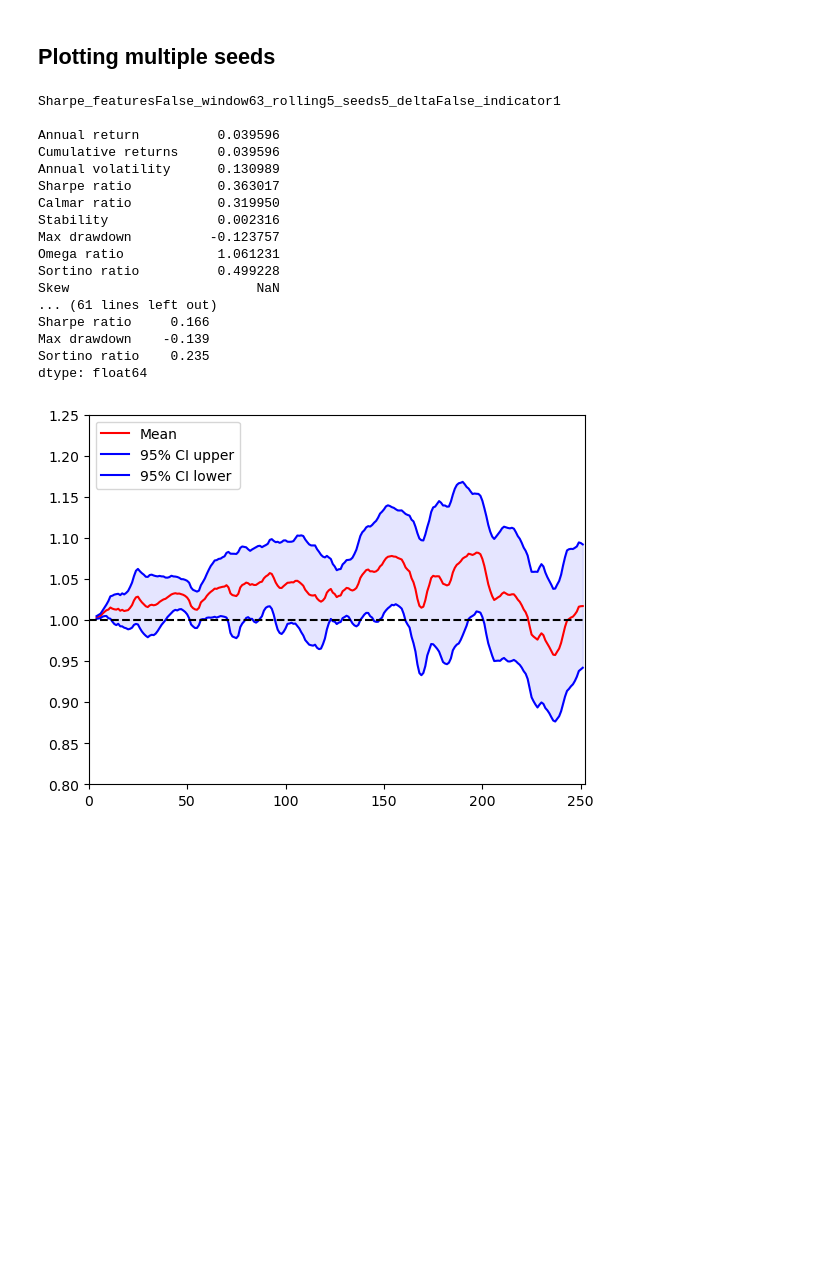
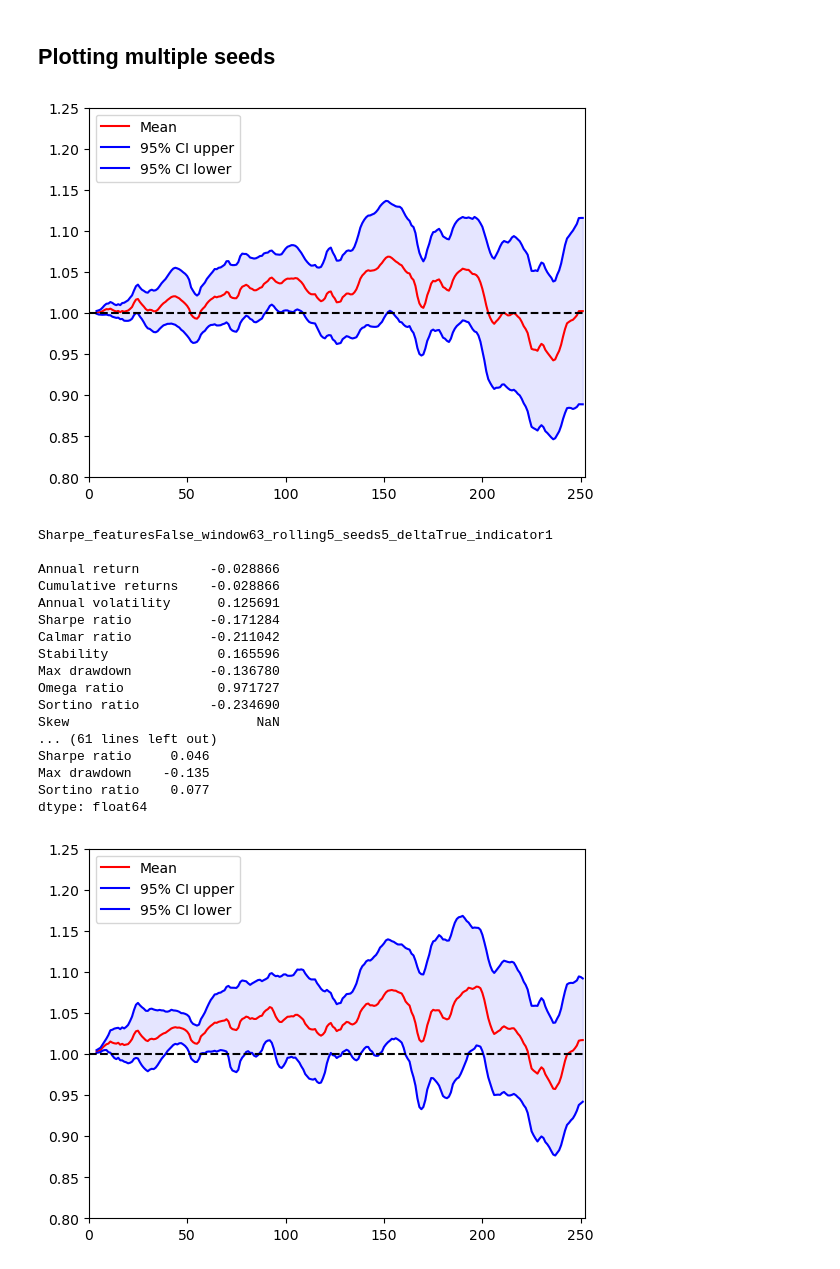
Before and after one commit to gursingh200/FinRL, a Jupyter notebook: tutorials/2-Advance/plot_saved_results.ipynb, the cells around one changed output. Saved outputs shown, nothing was run; the diff lists cells and outputs as text; code cells hidden in the pictures; blank space fills up the shorter version.

```diff
--- a/tutorials/2-Advance/plot_saved_results.ipynb
+++ b/tutorials/2-Advance/plot_saved_results.ipynb
@@ -195,50 +225,51 @@ te_s_date = '2021-01-01'
 te_e_date = '2022-06-01'
 
 
 seeds = [0,1,2,3,4]
 use_extra_features = False
-delta = False
+delta = True
 indicator_level = 1
 
 reward_type = "Sharpe"
 # reward_type = "Sortino"
 # reward_type = "Profit"
 
 if(delta == True):
     result_path = 'results/using_delta_'+str(indicator_level)
 else:
     result_path = 'results/not_using_delta_'+str(indicator_level)
 dfs = []
 for seed in seeds:
     file_name = "{}/{}_{}_{}_{}_{}.csv".format(result_path,reward_type,window_size,window_size,use_extra_features, seed)
     file = pd.read_csv(file_name)
     dfs.append(file.copy())
 
 plot_multiple_seeds(dfs,seeds,window,use_extra_features,'red','blue',reward_type,window_size)
 
 print("{}_features{}_window{}_rolling{}_seeds{}_delta{}_indicator{}\n".format(reward_type,use_extra_features,window_size,window,len(seeds),str(delta),indicator_level))
 save_path = "plots/{}_features{}_window{}_rolling{}_seeds{}_delta{}_indicator{}.png".format(reward_type,use_extra_features,window_size,window,len(seeds),str(delta),indicator_level)
 
 
 avg_stats = compute_avg_stats_multiple_seeds(dfs)
 print(avg_stats.round(3)[[0,3,6,8]])
 # %% [output]
+[figure, added]
-Sharpe_featuresFalse_window63_rolling5_seeds5_deltaFalse_indicator1
+Sharpe_featuresFalse_window63_rolling5_seeds5_deltaTrue_indicator1
 
-Annual return          0.039596
-Cumulative returns     0.039596
-Annual volatility      0.130989
-Sharpe ratio           0.363017
-Calmar ratio           0.319950
-Stability              0.002316
-Max drawdown          -0.123757
-Omega ratio            1.061231
-Sortino ratio          0.499228
+Annual return         -0.028866
+Cumulative returns    -0.028866
+Annual volatility      0.125691
+Sharpe ratio          -0.171284
+Calmar ratio          -0.211042
+Stability              0.165596
+Max drawdown          -0.136780
+Omega ratio            0.971727
+Sortino ratio         -0.234690
 Skew                        NaN
 ... (61 lines left out)
-Sharpe ratio     0.166
-Max drawdown    -0.139
-Sortino ratio    0.235
+Sharpe ratio     0.046
+Max drawdown    -0.135
+Sortino ratio    0.077
 dtype: float64
 # %%
 save_plot_multiple_seeds(dfs,save_path,seeds,window,use_extra_features,'red','blue',reward_type,window_size)
```
Also changed, not shown: parts of 3 cells of this notebook, 9 other files.
